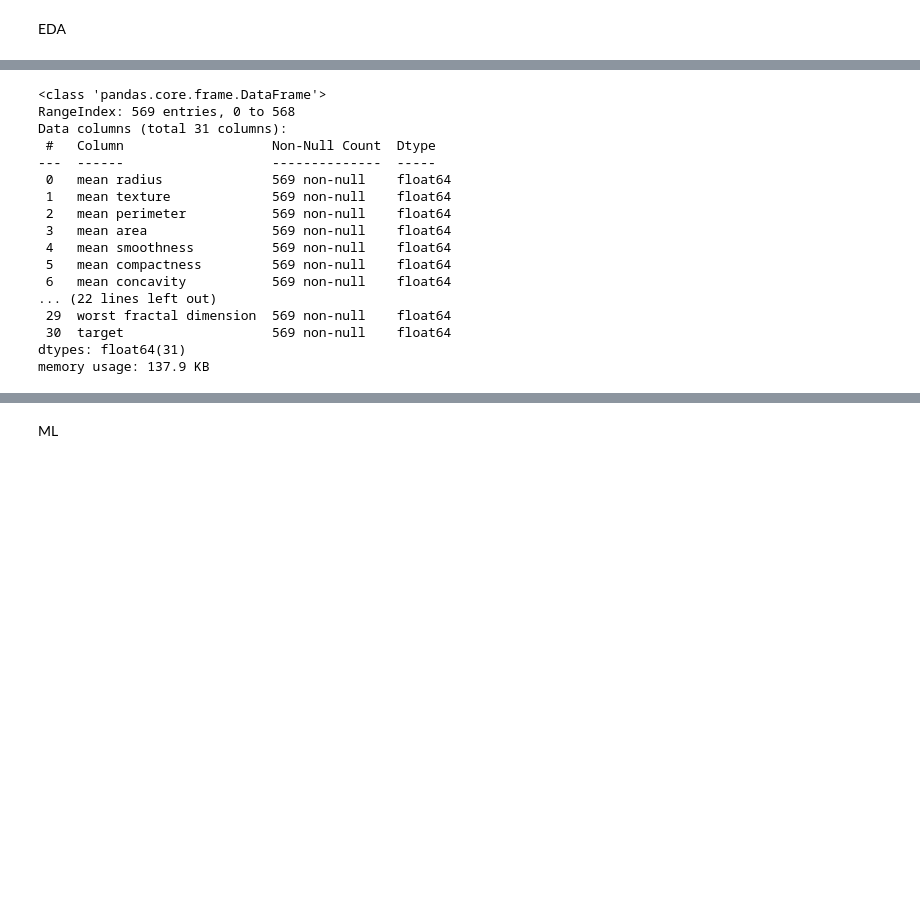
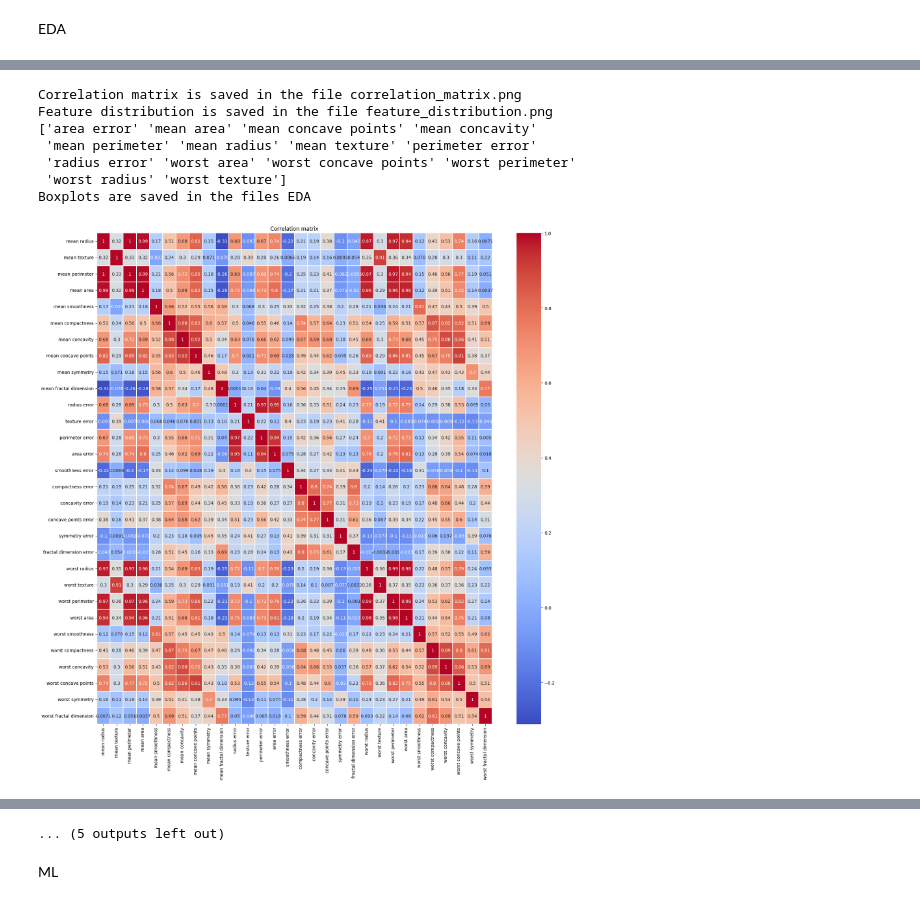
Before and after one commit to OnizukaPy/jensen, a Jupyter notebook: Tillämpad AI, datautvinning, maskininlärning och deep learning/ML/inläminingsuppgift/Project ML.ipynb, the cells around one changed output, grey strips where cells are left out. Saved outputs shown, nothing was run; the diff lists cells and outputs as text; code cells hidden in the pictures; blank space fills up the shorter version.

```diff
--- a/Tillämpad AI, datautvinning, maskininlärning och deep learning/ML/inläminingsuppgift/Project ML.ipynb
+++ b/Tillämpad AI, datautvinning, maskininlärning och deep learning/ML/inläminingsuppgift/Project ML.ipynb
@@ -9,0 +42,17 @@ from sklearn.datasets import load_breast_cancer
+# %%
+# ladda in datasetet
+print("\nLaddar in datasetet...\n")
+db = DB.set_db()
+time.sleep(sleep_time)
+print("Datasetet är laddat.\n")
+time.sleep(sleep_time)
+
+print("Skapar en dataframe...\n")
+df = DB.set_df(db)
+print(df.head(), "\n")
+print(df.info(), "\n")
+print(df.describe(), "\n")
+time.sleep(sleep_time)
+
+time.sleep(sleep_time)
+print("Datasetet är laddat.\n")
@@ -99,20 +78,0 @@ df_cancer[culumn] = df_cancer[culumn].apply(pd.to_numeric, errors='coerce')
-# %%
-df_cancer.info()
-# %% [output]
-<class 'pandas.core.frame.DataFrame'>
-RangeIndex: 569 entries, 0 to 568
-Data columns (total 31 columns):
- #   Column                   Non-Null Count  Dtype
----  ------                   --------------  -----
- 0   mean radius              569 non-null    float64
- 1   mean texture             569 non-null    float64
- 2   mean perimeter           569 non-null    float64
- 3   mean area                569 non-null    float64
- 4   mean smoothness          569 non-null    float64
- 5   mean compactness         569 non-null    float64
- 6   mean concavity           569 non-null    float64
-... (22 lines left out)
- 29  worst fractal dimension  569 non-null    float64
- 30  target                   569 non-null    float64
-dtypes: float64(31)
-memory usage: 137.9 KB
@@ -135,19 +78,0 @@ print(sorted_corr[:7])
-# %%
-from matplotlib import rcParams
-plt.style.use("ggplot")
-rcParams['figure.figsize'] = (12,  6)
-
-# köra en korrelation mellan alla kolumner i datasetet
-for i in range(len(sorted_corr[:5])):
-    sns.pairplot(df_cancer, x_vars=sorted_corr[i][0], y_vars=sorted_corr[i][1], hue="target", height=5)
-    plt.show()
-
-# skapa en lista av kolumner son vill använda för att träna modellen
-temp = np.array([])
-for i in range(len(sorted_corr[:7])):
-    temp = np.append(temp, sorted_corr[i][1])
-    temp = np.append(temp, sorted_corr[i][0])
-
-# ta bort dubletter
-temp = np.unique(temp)
-print(temp)
@@ -159,0 +79,18 @@ for i in temp:
+# %%
+eda = Eda.EDA(df)
+print(eda.plot_correlation_matrix())
+
+print(eda.plot_feature_distribution())
+
+print(eda.define_best_features(0.9))
+
+print(eda.plot_boxplot())
+# %% [output]
+Correlation matrix is saved in the file correlation_matrix.png
+Feature distribution is saved in the file feature_distribution.png
+['area error' 'mean area' 'mean concave points' 'mean concavity'
+ 'mean perimeter' 'mean radius' 'mean texture' 'perimeter error'
+ 'radius error' 'worst area' 'worst concave points' 'worst perimeter'
+ 'worst radius' 'worst texture']
+Boxplots are saved in the files EDA
+[figure, added]
@@ -160,2 +107,3 @@ for i in temp:
+... (5 outputs left out)
 # %% [markdown]
 ML
```
Also changed, not shown: parts of 19 cells of this notebook, 19 other files.
